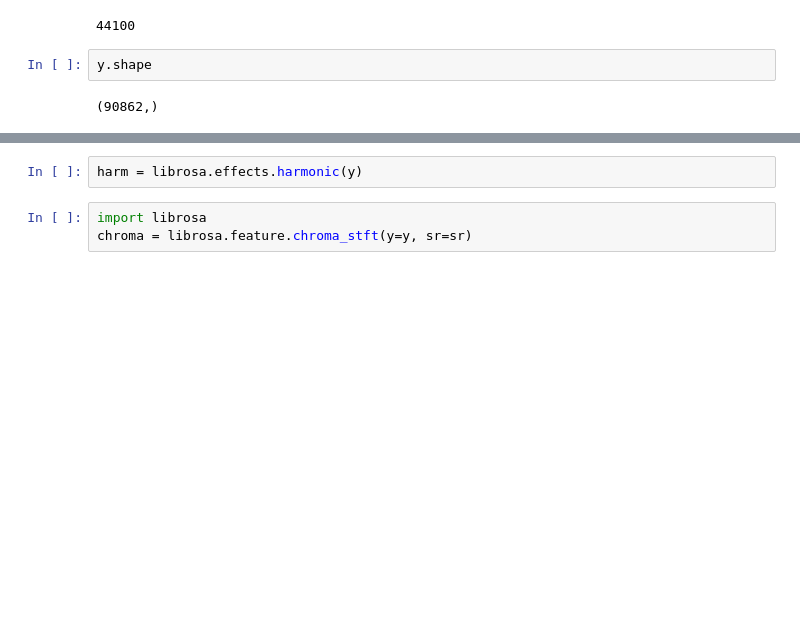
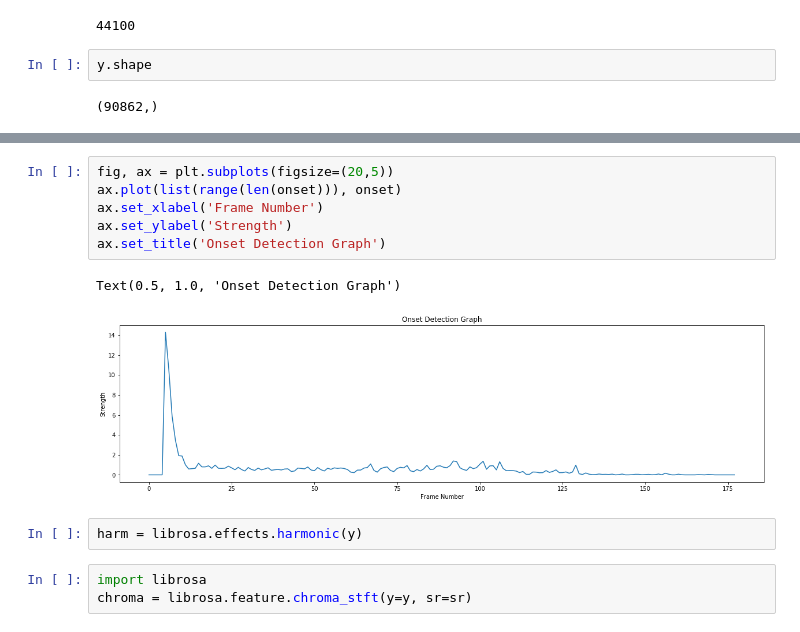
Before and after one commit to jmsmdy/sound-parse, a Jupyter notebook: Fourier Analysis.ipynb, the cells around one changed output, grey strips where cells are left out. Cells and saved outputs as stored; diff of their text form; blank space fills up the shorter version.

```diff
--- a/Fourier Analysis.ipynb
+++ b/Fourier Analysis.ipynb
@@ -288,3 +366,12 @@ y.shape
+# %%
+fig, ax = plt.subplots(figsize=(20,5))
+ax.plot(list(range(len(onset))), onset)
+ax.set_xlabel('Frame Number')
+ax.set_ylabel('Strength')
+ax.set_title('Onset Detection Graph')
+# %% [output]
+Text(0.5, 1.0, 'Onset Detection Graph')
+[figure, added]
 # %%
 harm = librosa.effects.harmonic(y)
 # %%
```
Also changed, not shown: parts of 10 cells of this notebook, 4 other files.
